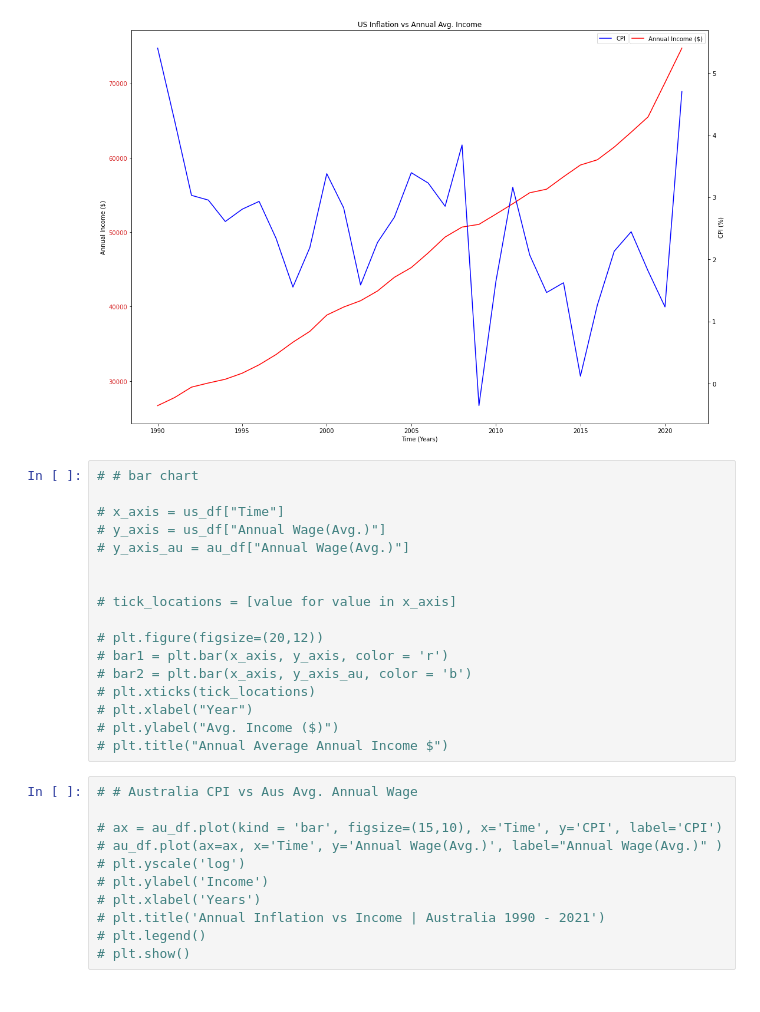
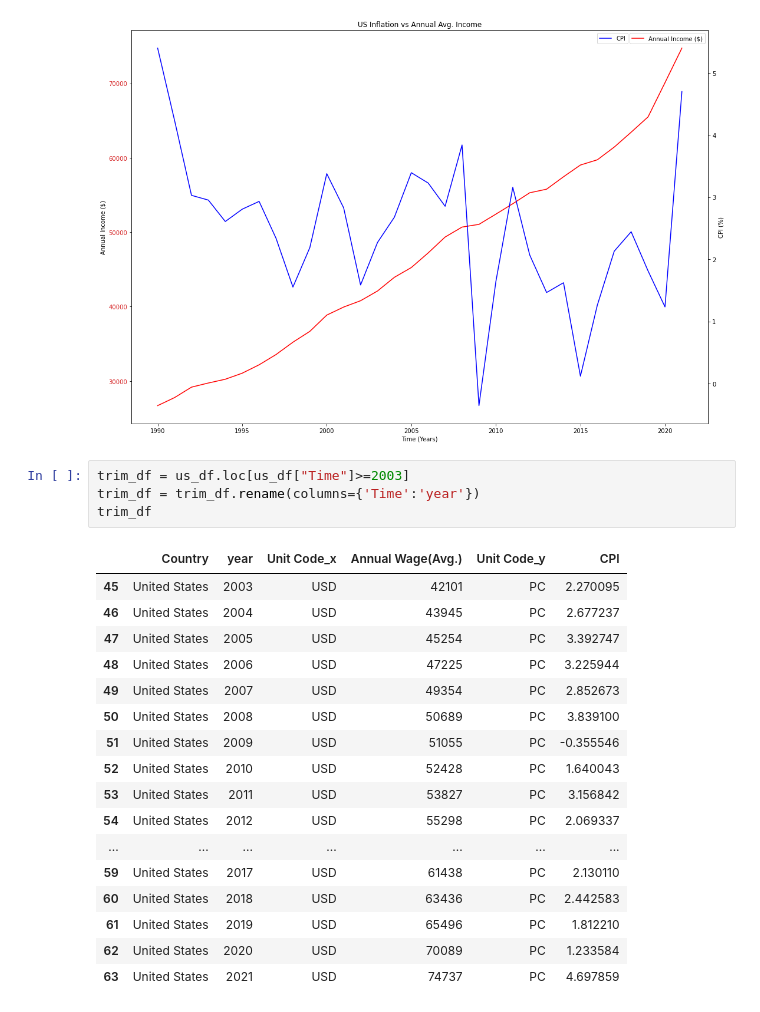
Before and after one commit to alphonsuscjw/07-project-1, a Jupyter notebook: project_1/code.ipynb, the cells around one changed output. Cells and saved outputs as stored; diff of their text form.

```diff
--- a/project_1/code.ipynb
+++ b/project_1/code.ipynb
@@ -166,31 +167,25 @@ plt.title('US Inflation vs Annual Avg. Income')
 plt.show()
 # %% [output]
 [figure]
-# %%
-# # bar chart
-
-# x_axis = us_df["Time"]
-# y_axis = us_df["Annual Wage(Avg.)"]
-# y_axis_au = au_df["Annual Wage(Avg.)"]
-
-
-# tick_locations = [value for value in x_axis]
-
-# plt.figure(figsize=(20,12))
-# bar1 = plt.bar(x_axis, y_axis, color = 'r')
-# bar2 = plt.bar(x_axis, y_axis_au, color = 'b')
-# plt.xticks(tick_locations)
-# plt.xlabel("Year")
-# plt.ylabel("Avg. Income ($)")
-# plt.title("Annual Average Annual Income $")
-# %%
-# # Australia CPI vs Aus Avg. Annual Wage
-
-# ax = au_df.plot(kind = 'bar', figsize=(15,10), x='Time', y='CPI', label='CPI')
-# au_df.plot(ax=ax, x='Time', y='Annual Wage(Avg.)', label="Annual Wage(Avg.)" )
-# plt.yscale('log')
-# plt.ylabel('Income')
-# plt.xlabel('Years')
-# plt.title('Annual Inflation vs Income | Australia 1990 - 2021')
-# plt.legend()
-# plt.show()
+# %%
+trim_df = us_df.loc[us_df["Time"]>=2003]
+trim_df = trim_df.rename(columns={'Time':'year'})
+trim_df
+# %% [output]
+|  | Country | year | Unit Code_x | Annual Wage(Avg.) | Unit Code_y | CPI |
+| 45 | United States | 2003 | USD | 42101 | PC | 2.270095 |
+| 46 | United States | 2004 | USD | 43945 | PC | 2.677237 |
+| 47 | United States | 2005 | USD | 45254 | PC | 3.392747 |
+| 48 | United States | 2006 | USD | 47225 | PC | 3.225944 |
+| 49 | United States | 2007 | USD | 49354 | PC | 2.852673 |
+| 50 | United States | 2008 | USD | 50689 | PC | 3.839100 |
+| 51 | United States | 2009 | USD | 51055 | PC | -0.355546 |
+| 52 | United States | 2010 | USD | 52428 | PC | 1.640043 |
+| 53 | United States | 2011 | USD | 53827 | PC | 3.156842 |
+| 54 | United States | 2012 | USD | 55298 | PC | 2.069337 |
+| ... | ... | ... | ... | ... | ... | ... |
+| 59 | United States | 2017 | USD | 61438 | PC | 2.130110 |
+| 60 | United States | 2018 | USD | 63436 | PC | 2.442583 |
+| 61 | United States | 2019 | USD | 65496 | PC | 1.812210 |
+| 62 | United States | 2020 | USD | 70089 | PC | 1.233584 |
+| 63 | United States | 2021 | USD | 74737 | PC | 4.697859 |
```
Also changed, not shown: parts of 3 cells of this notebook, 3 other files.
